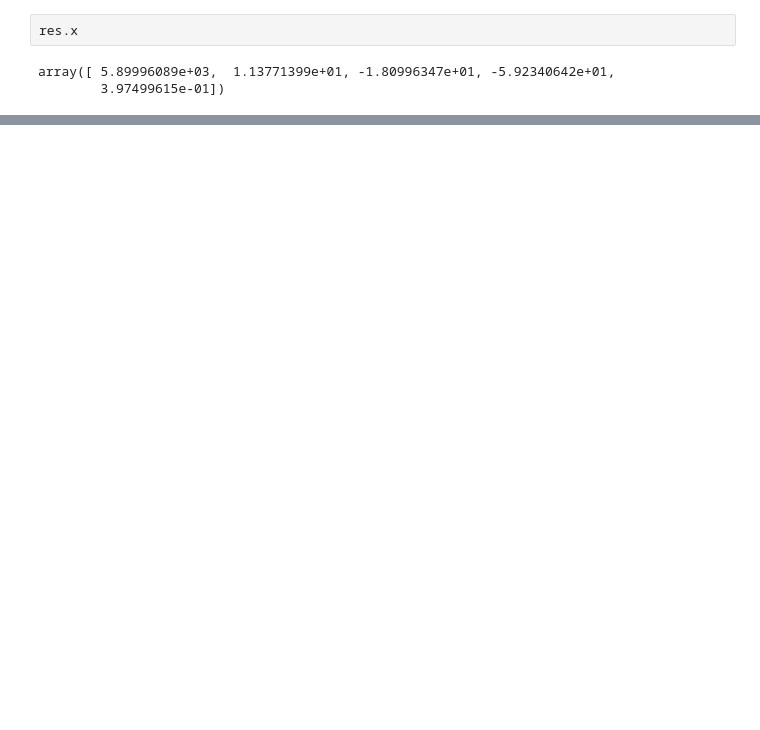
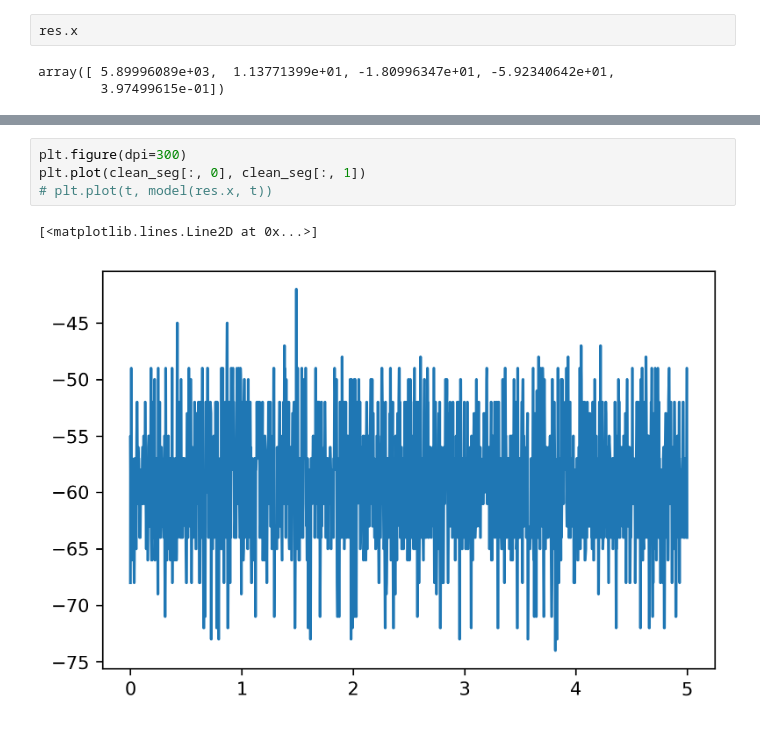
Before and after one commit to liuyiqiandrew/flexure_exp_proj, a Jupyter notebook: analysis/analysis.ipynb, the cells around one changed output, grey strips where cells are left out. Drawn from its saved outputs; the diff is of its cells as text; blank space fills up the shorter version.

```diff
--- a/analysis/analysis.ipynb
+++ b/analysis/analysis.ipynb
@@ -44,0 +65,7 @@ array([ 5.89996089e+03,  1.13771399e+01, -1.80996347e+01, -5.92340642e+01,
+# %%
+plt.figure(dpi=300)
+plt.plot(clean_seg[:, 0], clean_seg[:, 1])
+# plt.plot(t, model(res.x, t))
+# %% [output]
+[<matplotlib.lines.Line2D at 0x...>]
+[figure, added]
```
Also changed, not shown: parts of 11 cells of this notebook, 13 other files.
